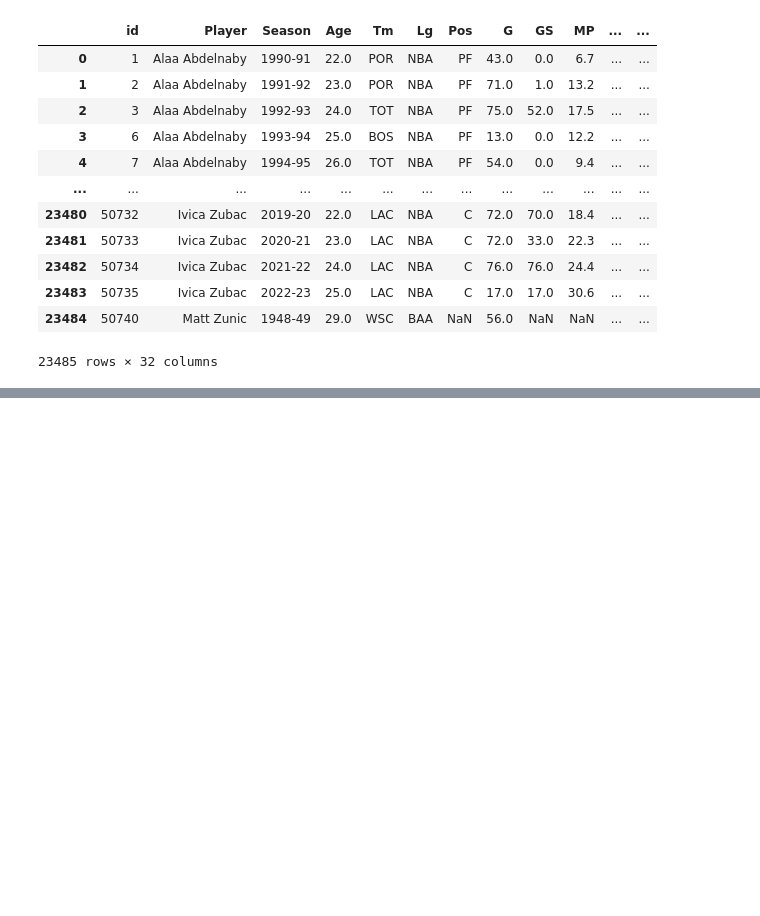
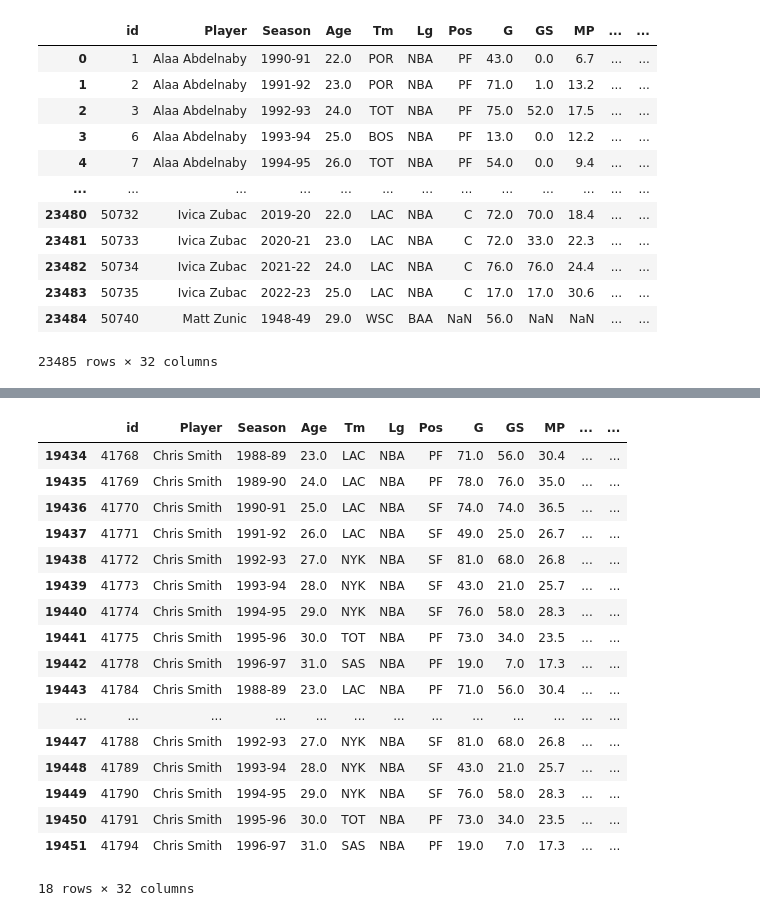
Before and after one commit to bjohn004/nba_stats_analysis, a Jupyter notebook: cleanup_more.ipynb, the cells around one changed output, grey strips where cells are left out. Cells and saved outputs as stored; diff of their text form; code cells hidden in the pictures; blank space fills up the shorter version.

```diff
--- a/cleanup_more.ipynb
+++ b/cleanup_more.ipynb
@@ -67,0 +169,3 @@ Name: Season, Length: 77, dtype: int64
+# %%
+list_years=list(range(2678, 2690,1))
+stats
@@ -67,0 +186,2 @@ Name: Season, Length: 77, dtype: int64
+# %%
+stats.drop(stats.index[list_years], inplace=True)
@@ -67,0 +204,22 @@ Name: Season, Length: 77, dtype: int64
+# %%
+stats1=stats.loc[stats["Player"]=="Chris Smith"]
+stats1
+# %% [output]
+|  | id | Player | Season | Age | Tm | Lg | Pos | G | GS | MP | ... | ... |
+| 19434 | 41768 | Chris Smith | 1988-89 | 23.0 | LAC | NBA | PF | 71.0 | 56.0 | 30.4 | ... | ... |
+| 19435 | 41769 | Chris Smith | 1989-90 | 24.0 | LAC | NBA | PF | 78.0 | 76.0 | 35.0 | ... | ... |
+| 19436 | 41770 | Chris Smith | 1990-91 | 25.0 | LAC | NBA | SF | 74.0 | 74.0 | 36.5 | ... | ... |
+| 19437 | 41771 | Chris Smith | 1991-92 | 26.0 | LAC | NBA | SF | 49.0 | 25.0 | 26.7 | ... | ... |
+| 19438 | 41772 | Chris Smith | 1992-93 | 27.0 | NYK | NBA | SF | 81.0 | 68.0 | 26.8 | ... | ... |
+| 19439 | 41773 | Chris Smith | 1993-94 | 28.0 | NYK | NBA | SF | 43.0 | 21.0 | 25.7 | ... | ... |
+| 19440 | 41774 | Chris Smith | 1994-95 | 29.0 | NYK | NBA | SF | 76.0 | 58.0 | 28.3 | ... | ... |
+| 19441 | 41775 | Chris Smith | 1995-96 | 30.0 | TOT | NBA | PF | 73.0 | 34.0 | 23.5 | ... | ... |
+| 19442 | 41778 | Chris Smith | 1996-97 | 31.0 | SAS | NBA | PF | 19.0 | 7.0 | 17.3 | ... | ... |
+| 19443 | 41784 | Chris Smith | 1988-89 | 23.0 | LAC | NBA | PF | 71.0 | 56.0 | 30.4 | ... | ... |
+| ... | ... | ... | ... | ... | ... | ... | ... | ... | ... | ... | ... | ... |
+| 19447 | 41788 | Chris Smith | 1992-93 | 27.0 | NYK | NBA | SF | 81.0 | 68.0 | 26.8 | ... | ... |
+| 19448 | 41789 | Chris Smith | 1993-94 | 28.0 | NYK | NBA | SF | 43.0 | 21.0 | 25.7 | ... | ... |
+| 19449 | 41790 | Chris Smith | 1994-95 | 29.0 | NYK | NBA | SF | 76.0 | 58.0 | 28.3 | ... | ... |
+| 19450 | 41791 | Chris Smith | 1995-96 | 30.0 | TOT | NBA | PF | 73.0 | 34.0 | 23.5 | ... | ... |
+| 19451 | 41794 | Chris Smith | 1996-97 | 31.0 | SAS | NBA | PF | 19.0 | 7.0 | 17.3 | ... | ... |
+18 rows × 32 columns
```
Also changed, not shown: parts of 68 cells of this notebook, 11 other files.
